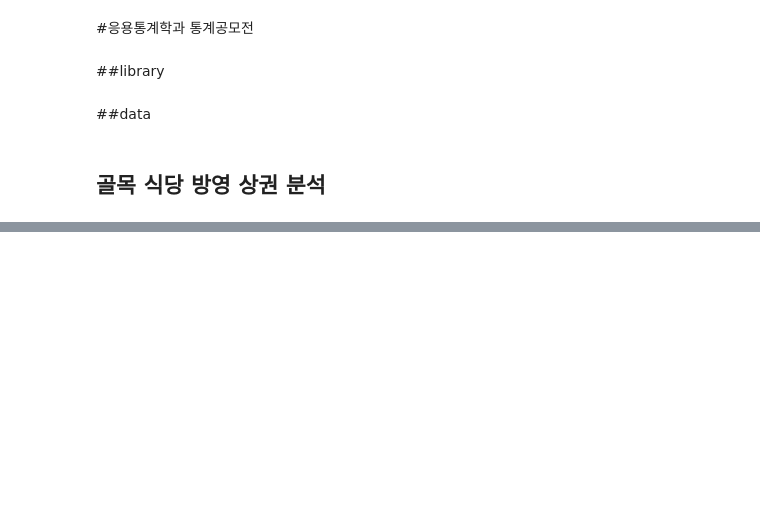
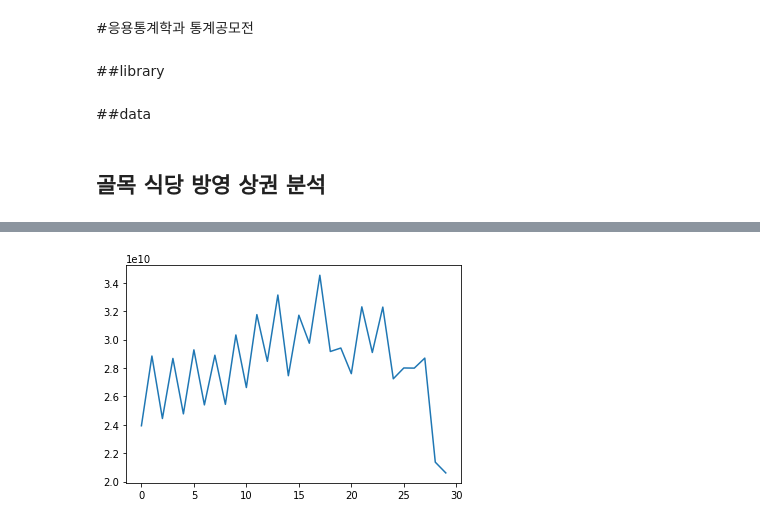
Before and after one commit to WhalepigJun/Competition_CAUST, a Jupyter notebook: st_eda.ipynb, the cells around one changed output, grey strips where cells are left out. Cells and saved outputs as stored; diff of their text form; code cells hidden in the pictures; blank space fills up the shorter version.

```diff
--- a/st_eda.ipynb
+++ b/st_eda.ipynb
@@ -36,2 +56,6 @@ f_pop = pd.read_csv("/content/drive/My Drive/Colab Notebooks/응통
 # %% [markdown]
 ![image.png](embedded-picture-1)
+# %%
+chungpadong = ["청파로47길", "청파로47나길", "원효로89길", "한강대로 88길", "두텁바위로1길"]
+# %%
+sales_chungpa = sales[sales["trdar_cd_nm"].isin(chungpadong) & sales["induty_cd"].isin(["CS1", "CS3"])]
@@ -37,0 +74,5 @@ f_pop = pd.read_csv("/content/drive/My Drive/Colab Notebooks/응통
+# %%
+col = ["stdr_yy_cd", "stdr_qu_cd", "induty_cd", "thsmon_selng_amt", "thsmon_selng_co", "ml_selng_amt",	"fml_selng_amt",	"agrde_10_selng_amt",	"agrde_20_selng_amt",	"agrde_30_selng_amt",	"agrde_40_selng_amt",	"agrde_50_selng_amt",	"agrde_60_above_selng_amt"]
+col_ = ["stdr_yy_cd", "stdr_qu_cd", "thsmon_selng_amt", "thsmon_selng_co", "ml_selng_amt",	"fml_selng_amt",	"agrde_10_selng_amt",	"agrde_20_selng_amt",	"agrde_30_selng_amt",	"agrde_40_selng_amt",	"agrde_50_selng_amt",	"agrde_60_above_selng_amt"]
+# %%
+rdf = sales_chungpa.groupby(["stdr_yy_cd", "stdr_qu_cd"]).sum().reset_index()[col_]
@@ -37,0 +81,6 @@ f_pop = pd.read_csv("/content/drive/My Drive/Colab Notebooks/응통
+# %%
+# 2013년 1분기부터 2020년 2분기까지
+plt.plot(rdf.thsmon_selng_amt, data=rdf)
+plt.show()
+# %% [output]
+[figure, added]
```
Also changed, not shown: parts of 31 cells of this notebook.
